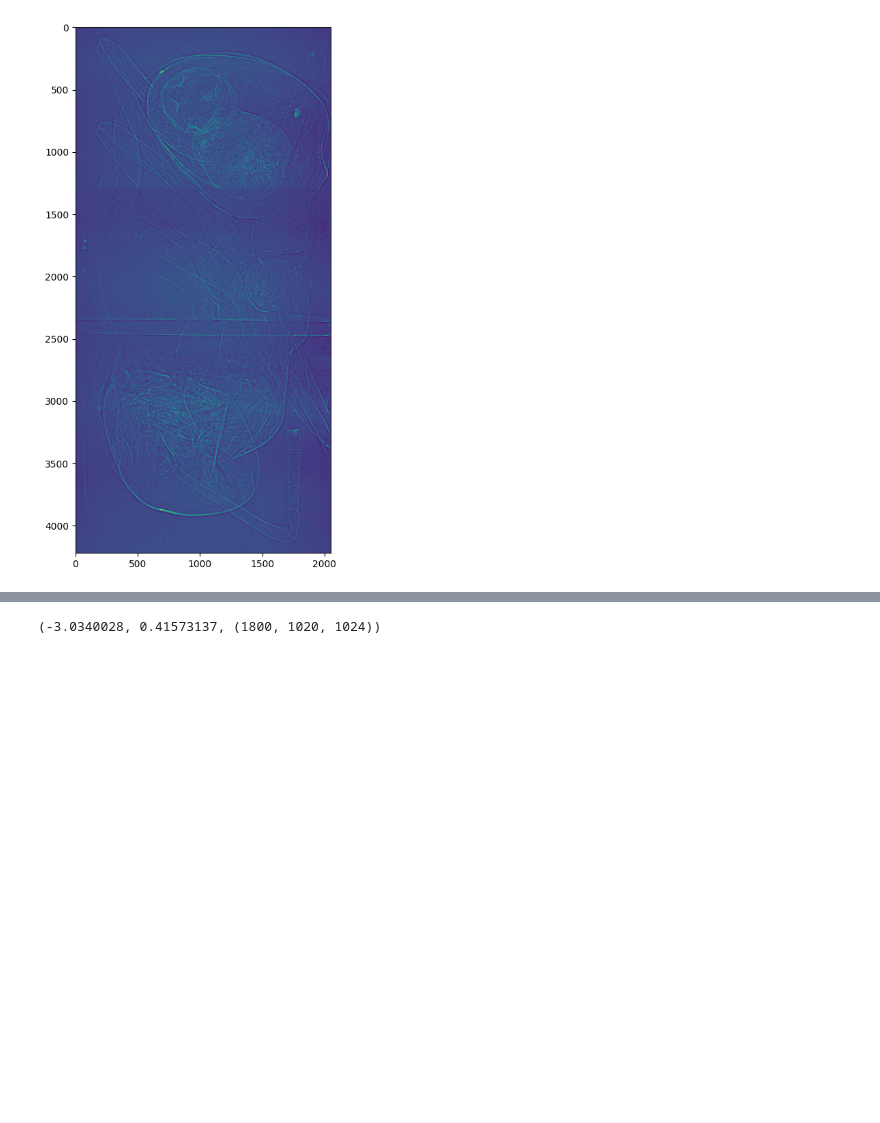
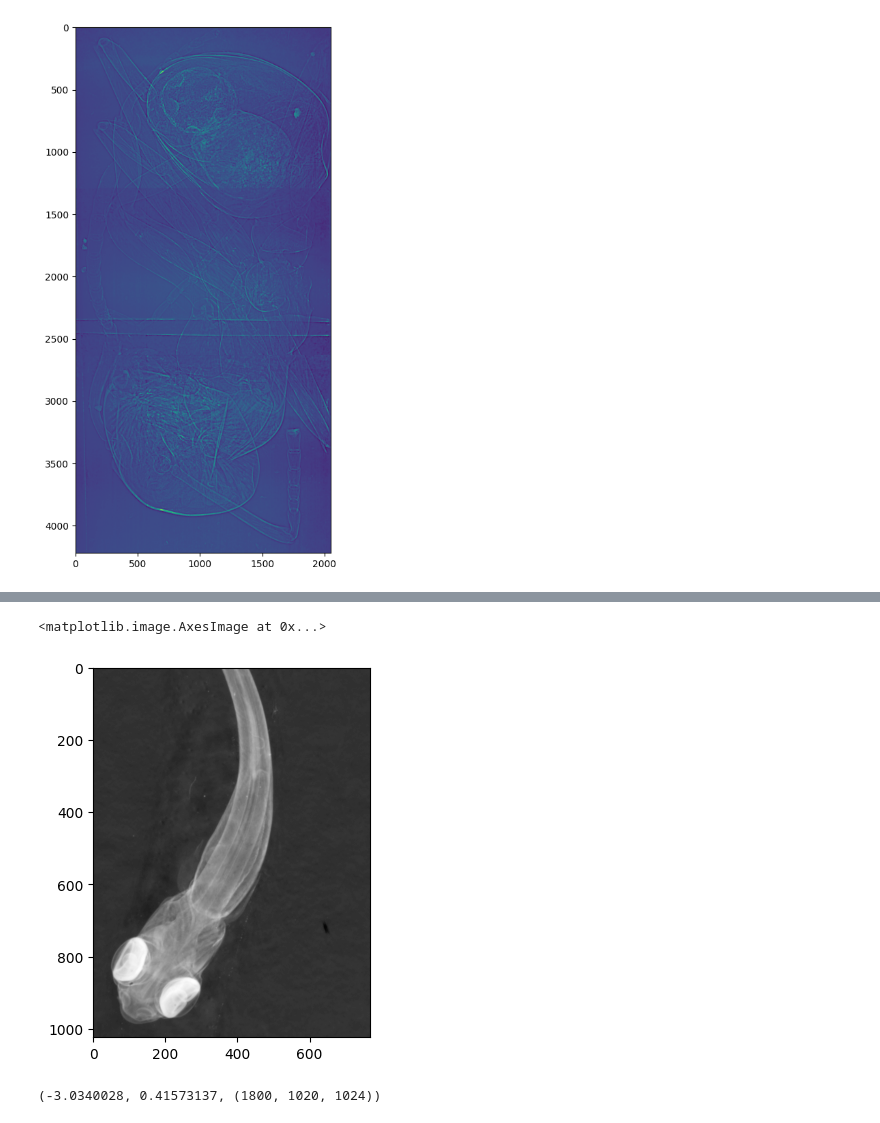
Before and after one commit to obandomarcos/ToMoDL, a Jupyter notebook: test_tomopy.ipynb, the cells around one changed output, grey strips where cells are left out. Drawn from its saved outputs; the diff is of its cells as text; code cells hidden in the pictures; blank space fills up the shorter version.

```diff
--- a/test_tomopy.ipynb
+++ b/test_tomopy.ipynb
@@ -401,3 +402,8 @@ sinos = np.stack(sinos)
+# %%
+plt.imshow(sinos[-1, :, :], cmap="gray")
+# %% [output]
+<matplotlib.image.AxesImage at 0x...>
+[figure, added]
 # %%
 sinos.min(), sinos.max(), sinos.shape
 # %% [output]
```
Also changed, not shown: parts of 6 cells of this notebook, 6 other files.
